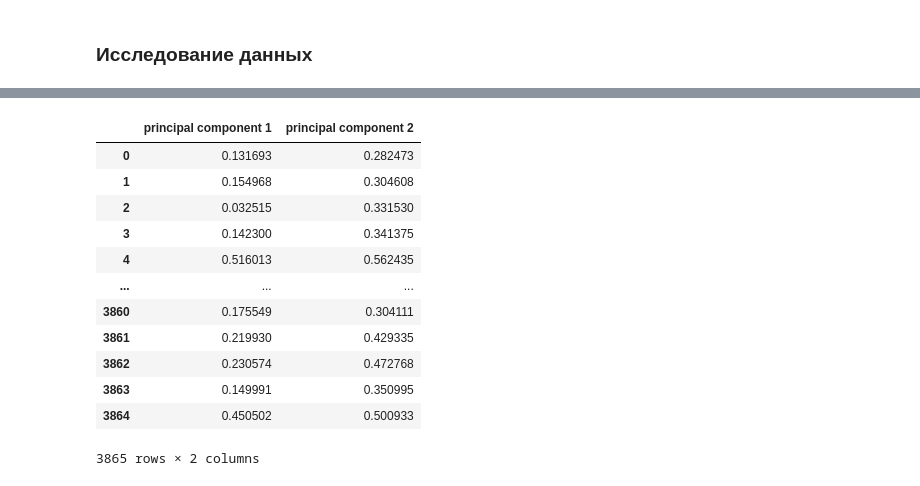
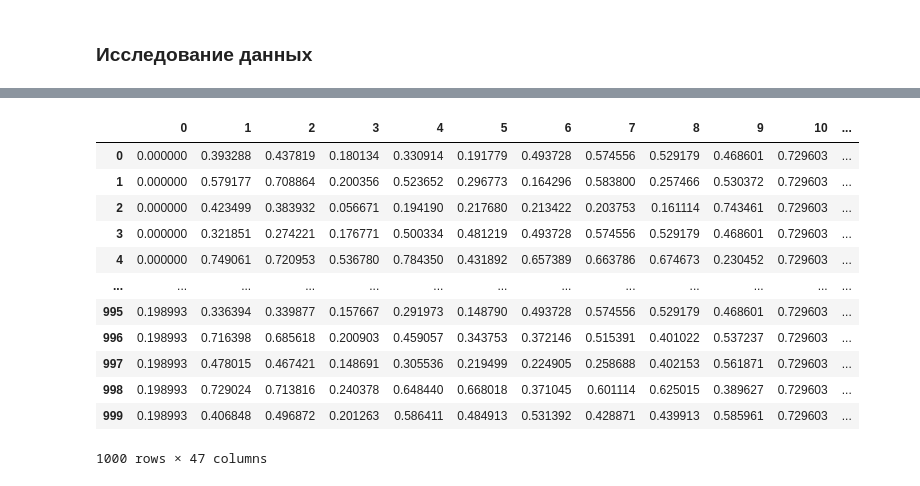
Before and after one commit to alexxten/prohack, a Jupyter notebook: Prohack.ipynb, the cells around one changed output, grey strips where cells are left out. Saved outputs shown, nothing was run; the diff lists cells and outputs as text; code cells hidden in the pictures.

```diff
--- a/Prohack.ipynb
+++ b/Prohack.ipynb
@@ -11,7 +11,8 @@ from sklearn.model_selection import train_test_split #модель разбие
 from sklearn.preprocessing import StandardScaler, Normalizer, MinMaxScaler, scale #Модель нормализации данных
 %pylab inline
 %matplotlib notebook
-#pd.set_option('display.max_rows', 500)
+pd.set_option('display.max_rows', 500)
+pd.set_option('display.max_columns', 80)
 # %% [output]
 Populating the interactive namespace from numpy and matplotlib
 # %% [markdown]
@@ -91,0 +37,11 @@ memory usage: 1.4 MB
+# %%
+#needed_col = list(data.columns)
+#needed_col.remove('galaxy')
+df = data.dropna(axis=1, thresh=0.3*data.count().max())
+df = df.drop('galaxy', axis=1)
+#df = df.loc[:,needed_col]
+#df = df.drop(['galaxy', 'existence expectancy index', 'Life expectancy at birth, female (galactic years)',
+#              'Mortality rate, under-five (per 1,000 live births)','Intergalactic Development Index (IDI)',
+#             'Mortality rate, infant (per 1,000 live births)', 'Life expectancy at birth, male (galactic years)',
+#             'Mortality rate, female grown up (per 1,000 people)', 'Mortality rate, male grown up (per 1,000 people)'], axis=1)
+(abs(df.iloc[:,:].corr()))
@@ -173,5 +130,5 @@ dX[float_col]
 # %%
-X = df.iloc[:,df.columns != 47]
+X = df.iloc[:,df.columns != 'y']
 # %%
 from sklearn.decomposition import PCA
 pca = PCA(n_components=2)
@@ -180,21 +137,26 @@ principalDf = pd.DataFrame(data = principalComponents, columns = ['principal com
 scaler = MinMaxScaler()
 X_scaled = scaler.fit_transform(principalDf)
 principalDf = pd.DataFrame(data = X_scaled, columns = ['principal component 1', 'principal component 2'])
-principalDf
+principalDf.to_csv('PCA.csv', index=False)
-# %% [output]
-|  | principal component 1 | principal component 2 |
-| 0 | 0.131693 | 0.282473 |
-| 1 | 0.154968 | 0.304608 |
-| 2 | 0.032515 | 0.331530 |
-| 3 | 0.142300 | 0.341375 |
-| 4 | 0.516013 | 0.562435 |
-| ... | ... | ... |
-| 3860 | 0.175549 | 0.304111 |
-| 3861 | 0.219930 | 0.429335 |
-| 3862 | 0.230574 | 0.472768 |
-| 3863 | 0.149991 | 0.350995 |
-| 3864 | 0.450502 | 0.500933 |
-3865 rows × 2 columns
+# %%
+scaler = MinMaxScaler()
+X_scaled = scaler.fit_transform(X)
+X = pd.DataFrame(data = X_scaled)
+X.head(1000)
+# %% [output]
+|  | 0 | 1 | 2 | 3 | 4 | 5 | 6 | 7 | 8 | 9 | 10 | ... |
+| 0 | 0.000000 | 0.393288 | 0.437819 | 0.180134 | 0.330914 | 0.191779 | 0.493728 | 0.574556 | 0.529179 | 0.468601 | 0.729603 | ... |
+| 1 | 0.000000 | 0.579177 | 0.708864 | 0.200356 | 0.523652 | 0.296773 | 0.164296 | 0.583800 | 0.257466 | 0.530372 | 0.729603 | ... |
+| 2 | 0.000000 | 0.423499 | 0.383932 | 0.056671 | 0.194190 | 0.217680 | 0.213422 | 0.203753 | 0.161114 | 0.743461 | 0.729603 | ... |
+| 3 | 0.000000 | 0.321851 | 0.274221 | 0.176771 | 0.500334 | 0.481219 | 0.493728 | 0.574556 | 0.529179 | 0.468601 | 0.729603 | ... |
+| 4 | 0.000000 | 0.749061 | 0.720953 | 0.536780 | 0.784350 | 0.431892 | 0.657389 | 0.663786 | 0.674673 | 0.230452 | 0.729603 | ... |
+| ... | ... | ... | ... | ... | ... | ... | ... | ... | ... | ... | ... | ... |
+| 995 | 0.198993 | 0.336394 | 0.339877 | 0.157667 | 0.291973 | 0.148790 | 0.493728 | 0.574556 | 0.529179 | 0.468601 | 0.729603 | ... |
+| 996 | 0.198993 | 0.716398 | 0.685618 | 0.200903 | 0.459057 | 0.343753 | 0.372146 | 0.515391 | 0.401022 | 0.537237 | 0.729603 | ... |
+| 997 | 0.198993 | 0.478015 | 0.467421 | 0.148691 | 0.305536 | 0.219499 | 0.224905 | 0.258688 | 0.402153 | 0.561871 | 0.729603 | ... |
+| 998 | 0.198993 | 0.729024 | 0.713816 | 0.240378 | 0.648440 | 0.668018 | 0.371045 | 0.601114 | 0.625015 | 0.389627 | 0.729603 | ... |
+| 999 | 0.198993 | 0.406848 | 0.496872 | 0.201263 | 0.586411 | 0.484913 | 0.531392 | 0.428871 | 0.439913 | 0.585961 | 0.729603 | ... |
+1000 rows × 47 columns
 # %%
 # вывести % объяснения дисперсии 2 главными компонентами
 # %%
```
Also changed, not shown: parts of 23 cells of this notebook, 1 other file.
